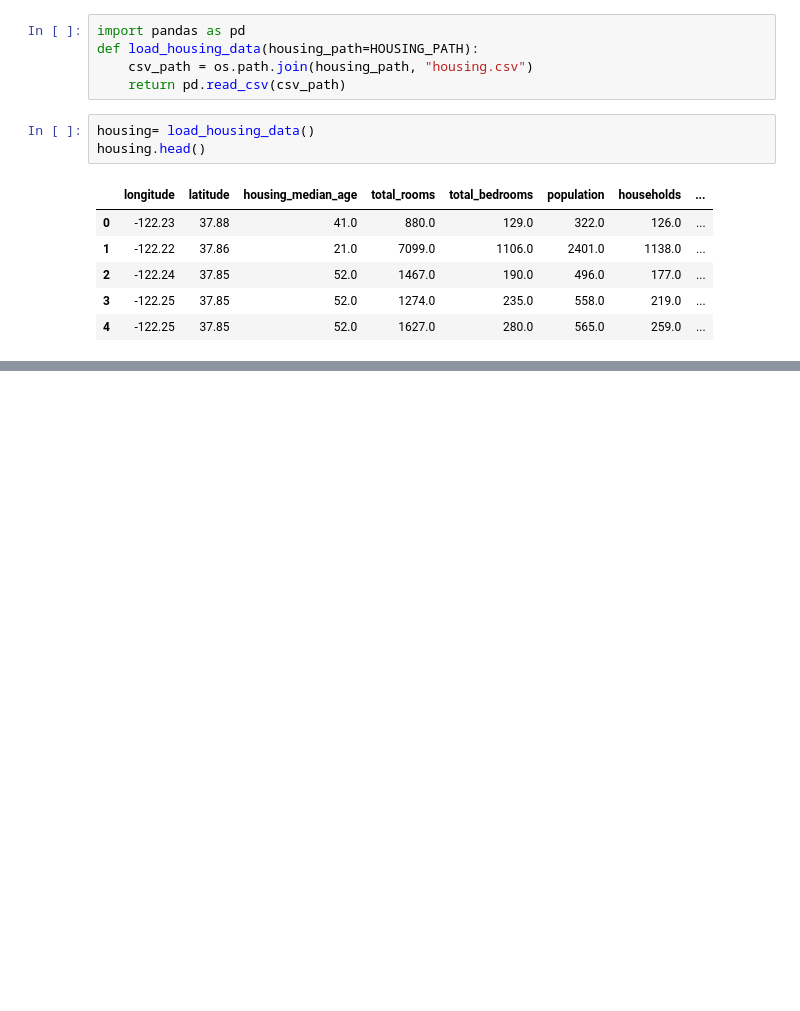
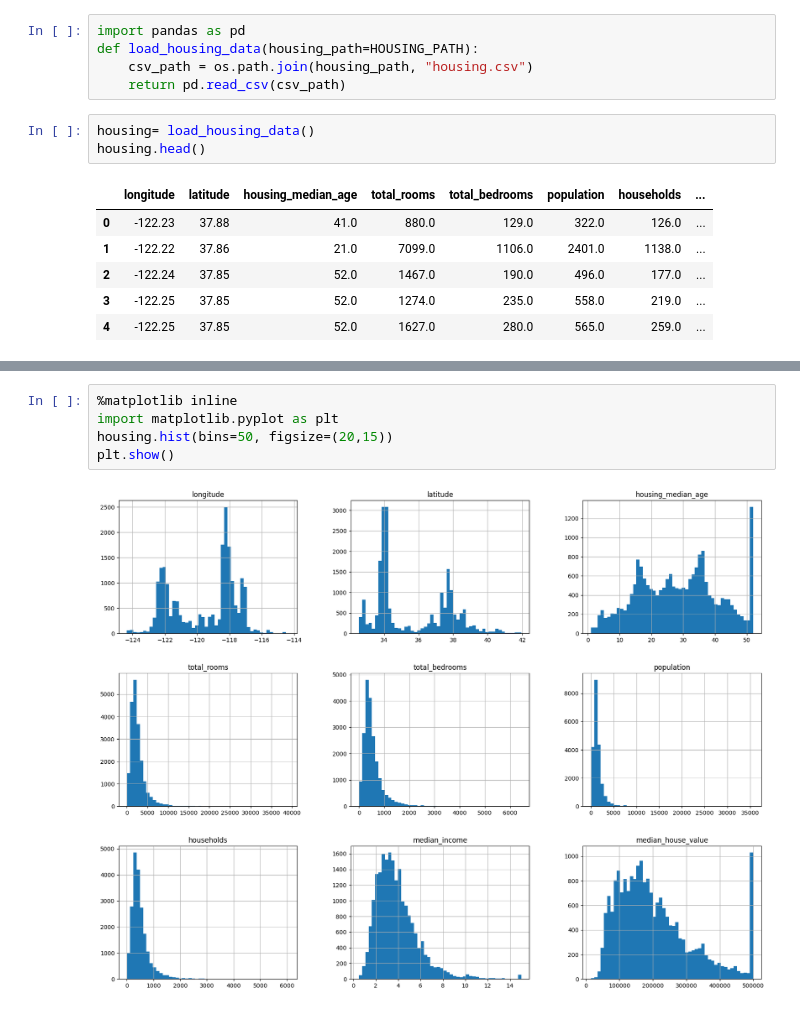
Before and after one commit to engineerturph/pythonaifiles, a Jupyter notebook: Aurélien-Géron-Hands-On-Machine-Learning-with-Scikit-Learn-Keras-and-Tensorflow_-Concepts-Tools-and-Techniques-to-Build-Intelligent-Systems-O’Reilly-Media-2019/environment/Housing.ipynb, the cells around one changed output, grey strips where cells are left out. Drawn from its saved outputs; the diff is of its cells as text; blank space fills up the shorter version.

```diff
--- a/Aurélien-Géron-Hands-On-Machine-Learning-with-Scikit-Learn-Keras-and-Tensorflow_-Concepts-Tools-and-Techniques-to-Build-Intelligent-Systems-O’Reilly-Media-2019/environment/Housing.ipynb
+++ b/Aurélien-Géron-Hands-On-Machine-Learning-with-Scikit-Learn-Keras-and-Tensorflow_-Concepts-Tools-and-Techniques-to-Build-Intelligent-Systems-O’Reilly-Media-2019/environment/Housing.ipynb
@@ -31,0 +73,7 @@ housing.head()
+# %%
+%matplotlib inline
+import matplotlib.pyplot as plt
+housing.hist(bins=50, figsize=(20,15))
+plt.show()
+# %% [output]
+[figure, added]
```
Also changed, not shown: parts of 23 cells of this notebook.
